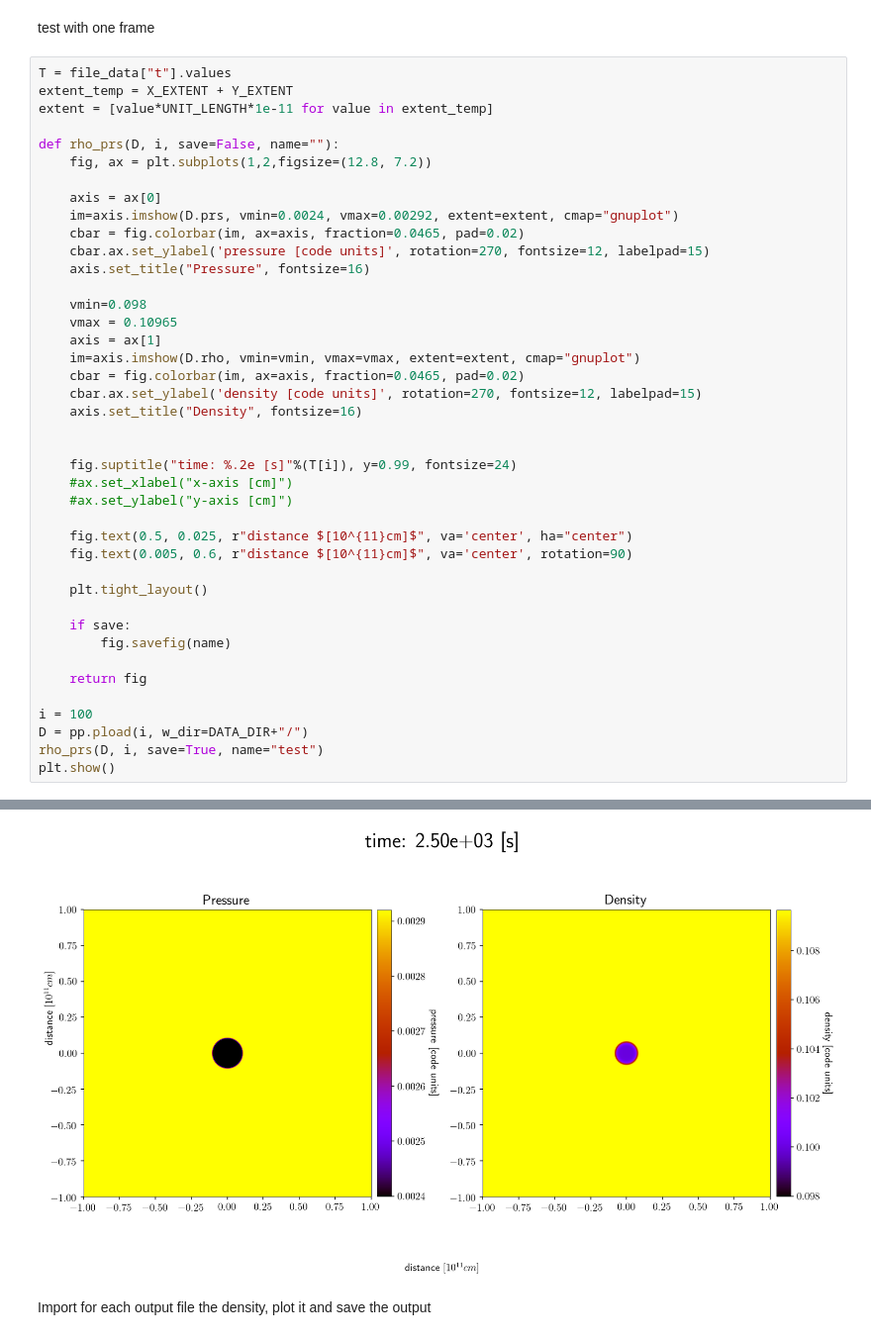
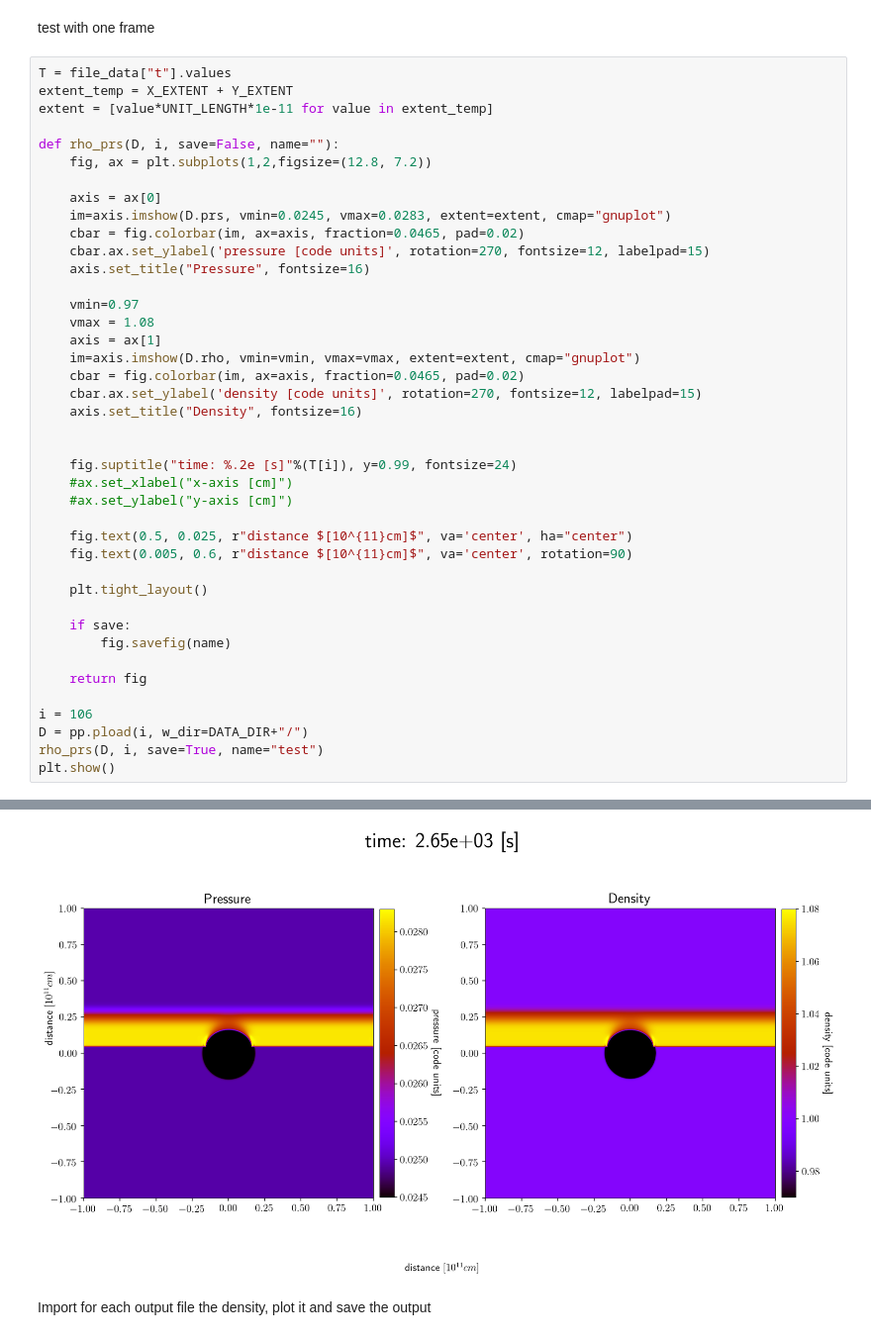
Before and after one commit to Cubedsheep/bachproef-wis-T2, a Jupyter notebook: coronal hole/hole data analysis.ipynb, the cells around one changed output, grey strips where cells are left out. Shown: that part at 99% size. Saved outputs shown, nothing was run; the diff lists cells and outputs as text.

```diff
--- a/coronal hole/hole data analysis.ipynb
+++ b/coronal hole/hole data analysis.ipynb
@@ -190,13 +190,13 @@ def rho_prs(D, i, save=False, name=""):
     fig, ax = plt.subplots(1,2,figsize=(12.8, 7.2))
 
     axis = ax[0]
-    im=axis.imshow(D.prs, vmin=0.0024, vmax=0.00292, extent=extent, cmap="gnuplot")
+    im=axis.imshow(D.prs, vmin=0.0245, vmax=0.0283, extent=extent, cmap="gnuplot")
     cbar = fig.colorbar(im, ax=axis, fraction=0.0465, pad=0.02)
     cbar.ax.set_ylabel('pressure [code units]', rotation=270, fontsize=12, labelpad=15)
     axis.set_title("Pressure", fontsize=16)
 
-    vmin=0.098
-    vmax = 0.10965
+    vmin=0.97
+    vmax = 1.08
     axis = ax[1]
     im=axis.imshow(D.rho, vmin=vmin, vmax=vmax, extent=extent, cmap="gnuplot")
     cbar = fig.colorbar(im, ax=axis, fraction=0.0465, pad=0.02)
@@ -218,7 +218,7 @@ def rho_prs(D, i, save=False, name=""):
 
     return fig
 
-i = 100
+i = 106
 D = pp.pload(i, w_dir=DATA_DIR+"/")
 rho_prs(D, i, save=True, name="test")
 plt.show()
@@ -227,4 +227,4 @@ Reading Data file : data/hole-raw//data.0100.dbl
-[figure, old version]
+[figure, new version]
 # %% [markdown]
 Import for each output file the density, plot it and save the output
 # %% [markdown]
```
Also changed, not shown: parts of 5 cells of this notebook, 27 other files.
